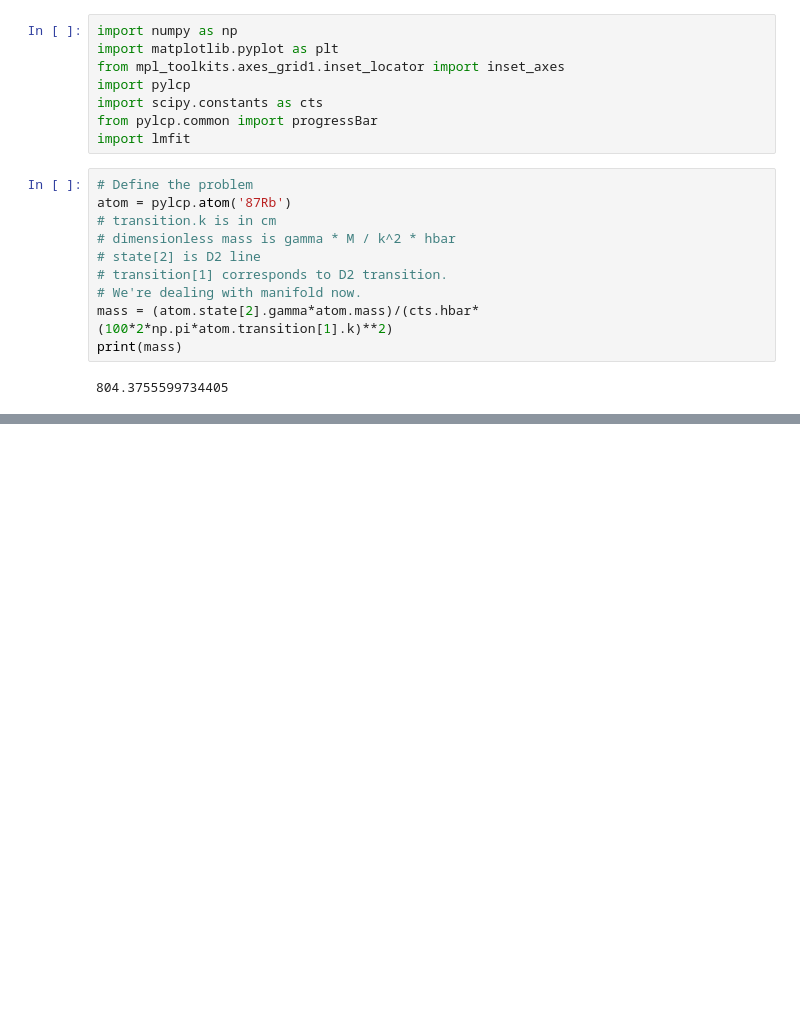
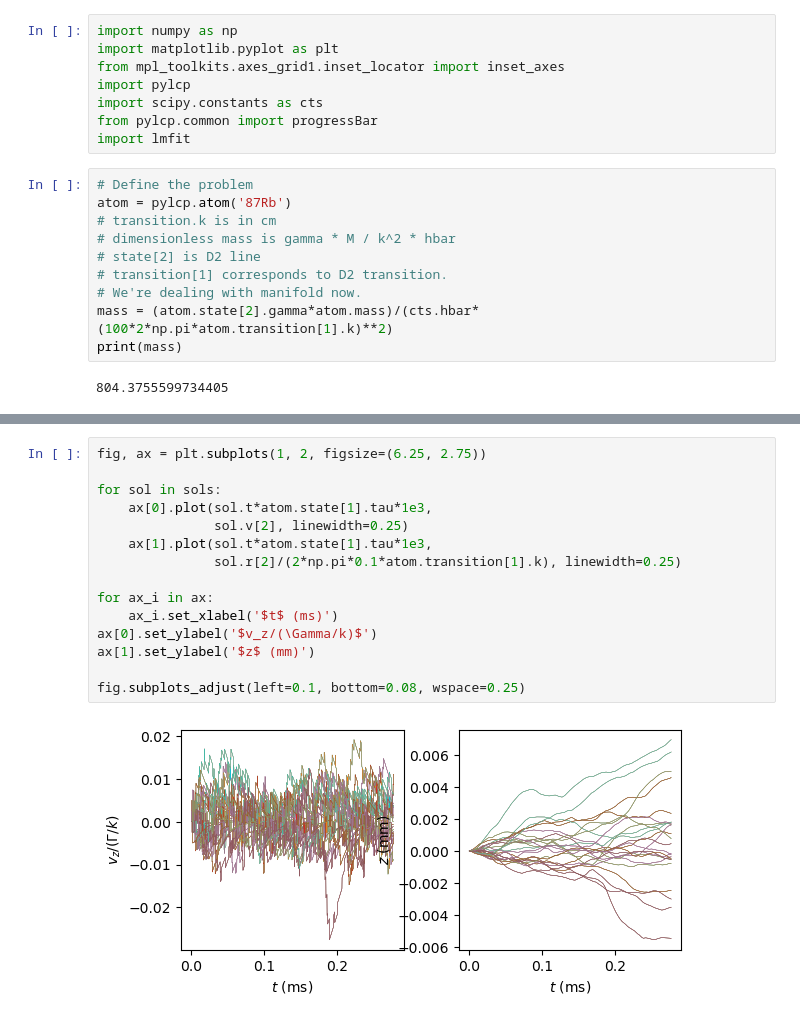
Before and after one commit to 5ikKwon/MOTSimulation, a Jupyter notebook: Testbed.ipynb, the cells around one changed output, grey strips where cells are left out. Cells and saved outputs as stored; diff of their text form; blank space fills up the shorter version.

```diff
--- a/Testbed.ipynb
+++ b/Testbed.ipynb
@@ -160,0 +255,17 @@ axins.set_ylim(-0.025, 0.025);
+# %%
+fig, ax = plt.subplots(1, 2, figsize=(6.25, 2.75))
+
+for sol in sols:
+    ax[0].plot(sol.t*atom.state[1].tau*1e3,
+               sol.v[2], linewidth=0.25)
+    ax[1].plot(sol.t*atom.state[1].tau*1e3,
+               sol.r[2]/(2*np.pi*0.1*atom.transition[1].k), linewidth=0.25)
+
+for ax_i in ax:
+    ax_i.set_xlabel('$t$ (ms)')
+ax[0].set_ylabel('$v_z/(\Gamma/k)$')
+ax[1].set_ylabel('$z$ (mm)')
+
+fig.subplots_adjust(left=0.1, bottom=0.08, wspace=0.25)
+# %% [output]
+[figure, added]
```
Also changed, not shown: parts of 9 cells of this notebook, 2 other files.
